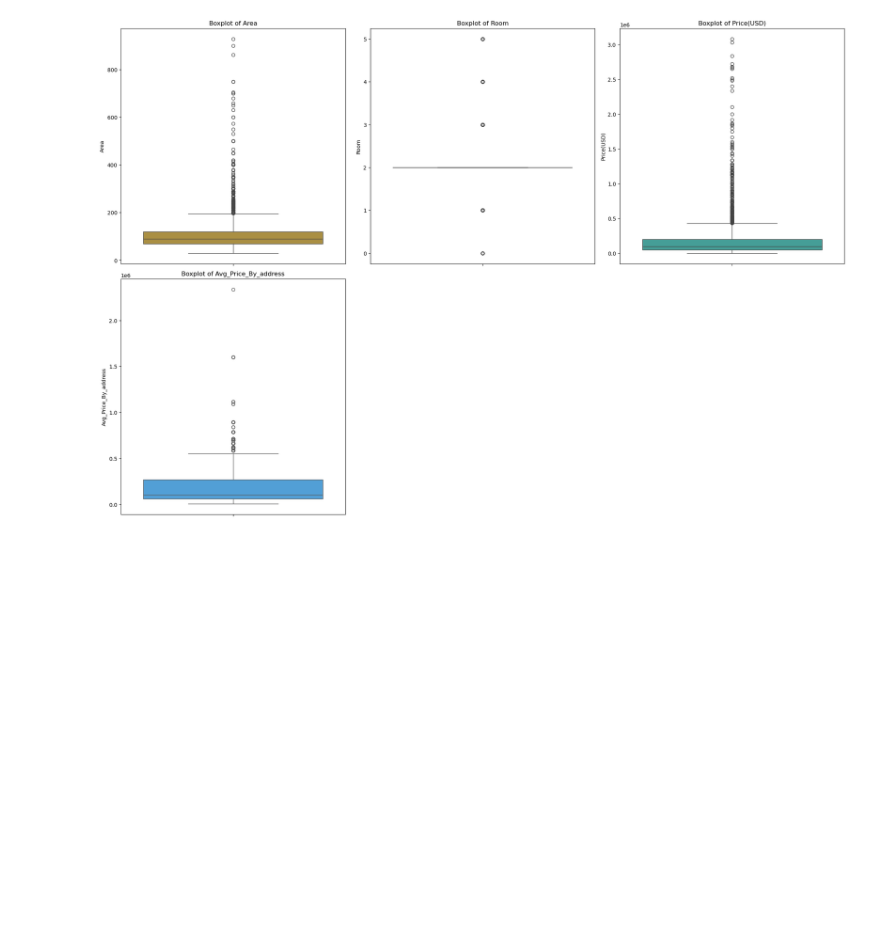
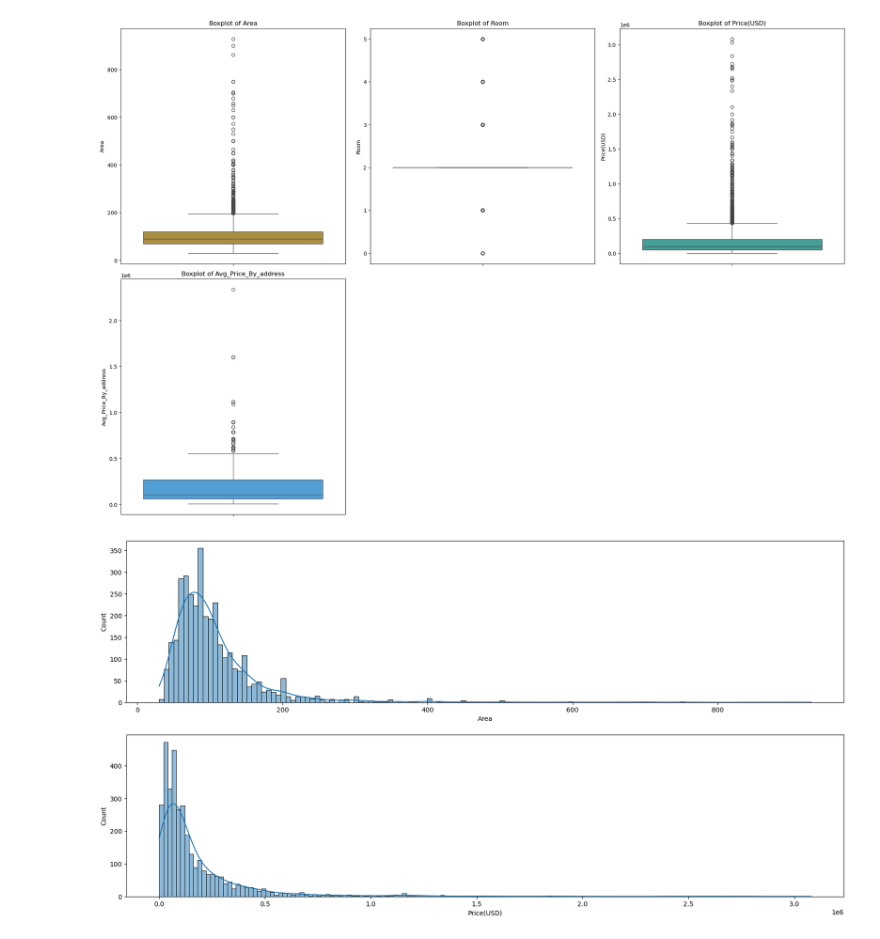
Before and after one commit to Moein1239/HousePrice_Tehran, a Jupyter notebook: Scripts/Houseprice_Tehran.ipynb, the cells around one changed output. Saved outputs shown, nothing was run; the diff lists cells and outputs as text; code cells hidden in the pictures; blank space fills up the shorter version.

Commit message:
histplot
Deep dive into data with a histogram chart

```diff
--- a/Scripts/Houseprice_Tehran.ipynb
+++ b/Scripts/Houseprice_Tehran.ipynb
@@ -135,3 +135,15 @@ plt.tight_layout()
 plt.show()
 # %% [output]
 [figure]
+# %%
+plt.figure(figsize = (20, 10))
+
+plt.subplot(2, 1, 1)
+sns.histplot(x = df['Area'], kde = True)
+
+plt.subplot(2, 1, 2)
+sns.histplot(x = df['Price(USD)'], kde = True)
+
+plt.show()
+# %% [output]
+[figure, added]
```
Also changed, not shown: parts of 1 cell of this notebook.
